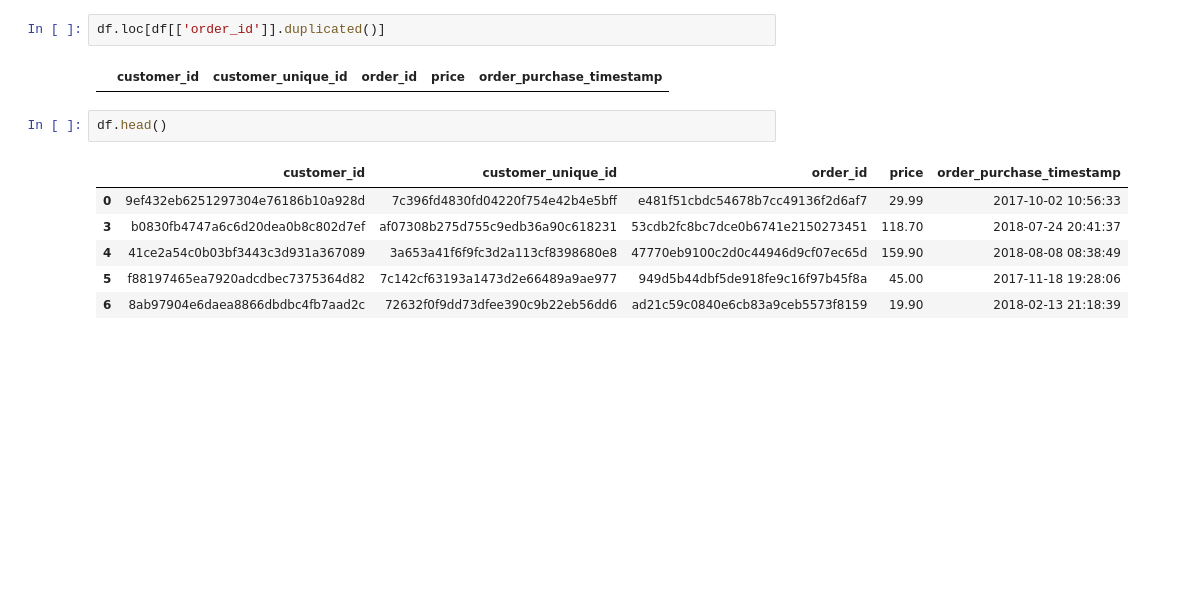
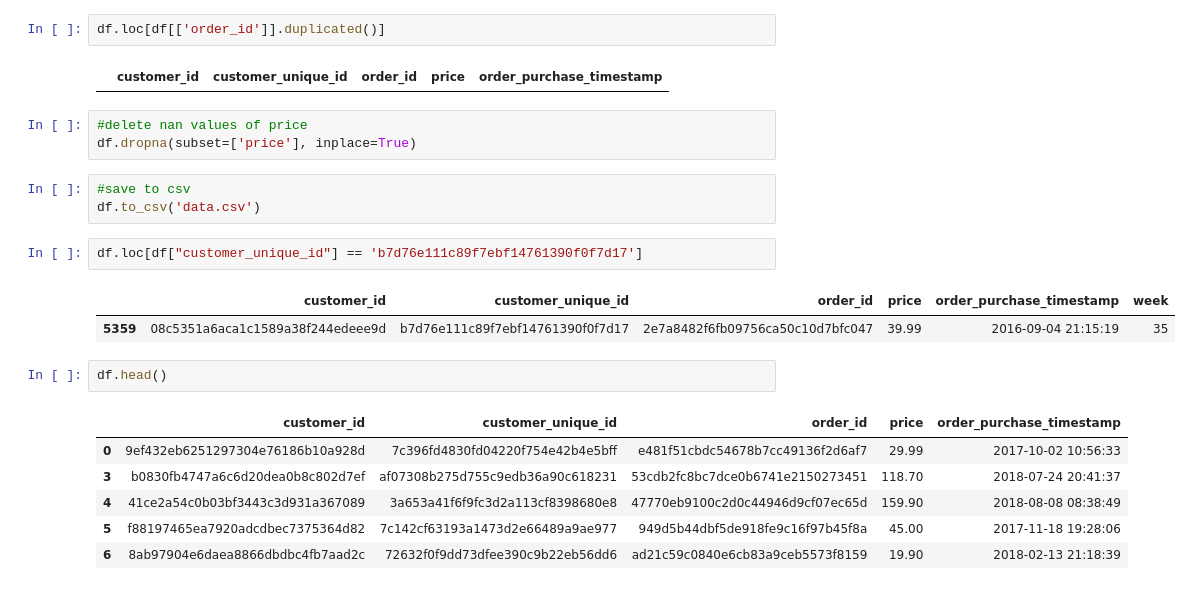
Before and after one commit to ThomasMeb/Projet_4, a Jupyter notebook: Mebarki_Thomas_notebook_exploration_022023.ipynb, the cells around one changed output. Drawn from its saved outputs; the diff is of its cells as text; blank space fills up the shorter version.

```diff
--- a/Mebarki_Thomas_notebook_exploration_022023.ipynb
+++ b/Mebarki_Thomas_notebook_exploration_022023.ipynb
@@ -465,6 +465,17 @@ df.drop_duplicates(subset=['order_id'], inplace=True)
 df.loc[df[['order_id']].duplicated()]
 # %% [output]
 |  | customer_id | customer_unique_id | order_id | price | order_purchase_timestamp |
+# %%
+#delete nan values of price
+df.dropna(subset=['price'], inplace=True)
+# %%
+#save to csv
+df.to_csv('data.csv')
+# %%
+df.loc[df["customer_unique_id"] == 'b7d76e111c89f7ebf14761390f0f7d17']
+# %% [output]
+|  | customer_id | customer_unique_id | order_id | price | order_purchase_timestamp | week |
+| 5359 | 08c5351a6aca1c1589a38f244edeee9d | b7d76e111c89f7ebf14761390f0f7d17 | 2e7a8482f6fb09756ca50c10d7bfc047 | 39.99 | 2016-09-04 21:15:19 | 35 |
 # %%
 df.head()
 # %% [output]
```
Also changed, not shown: 1 other file.
